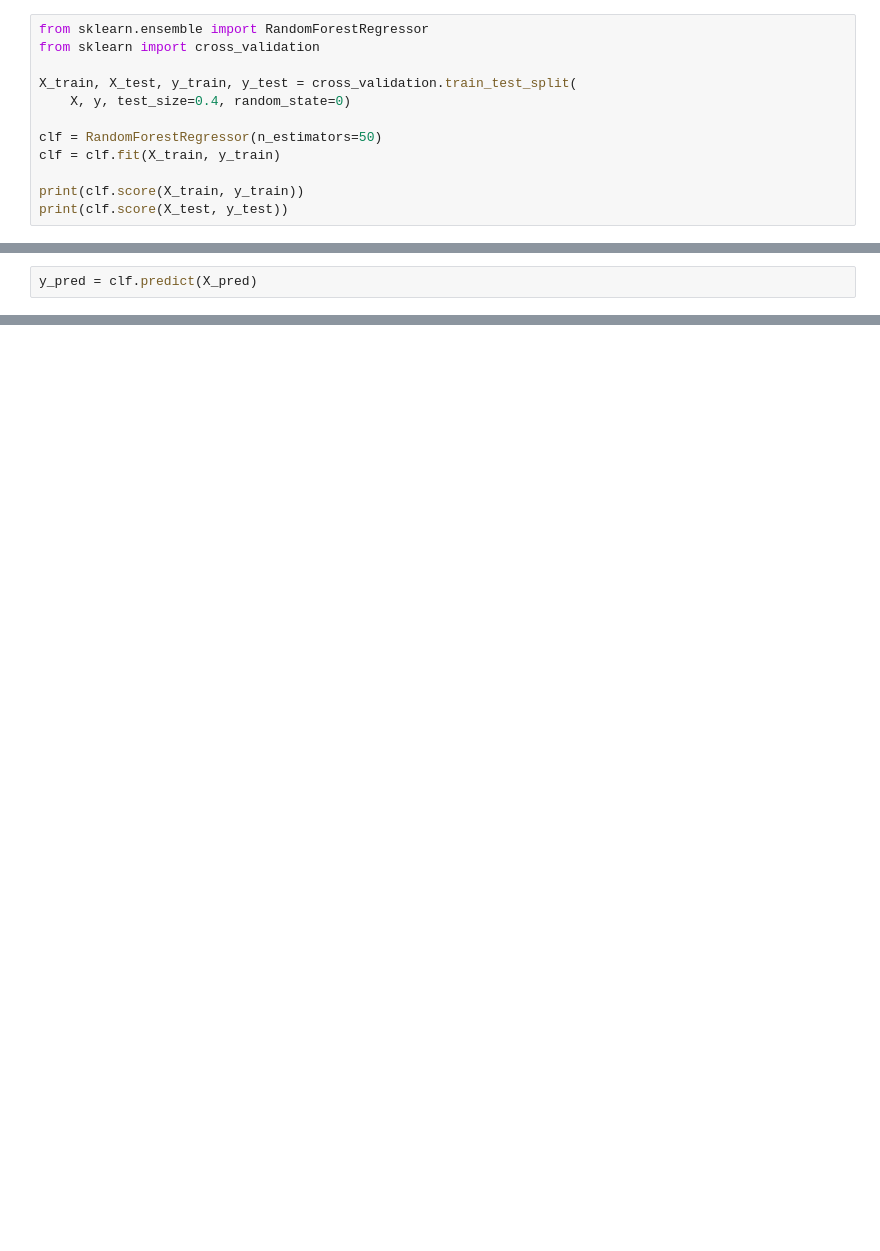
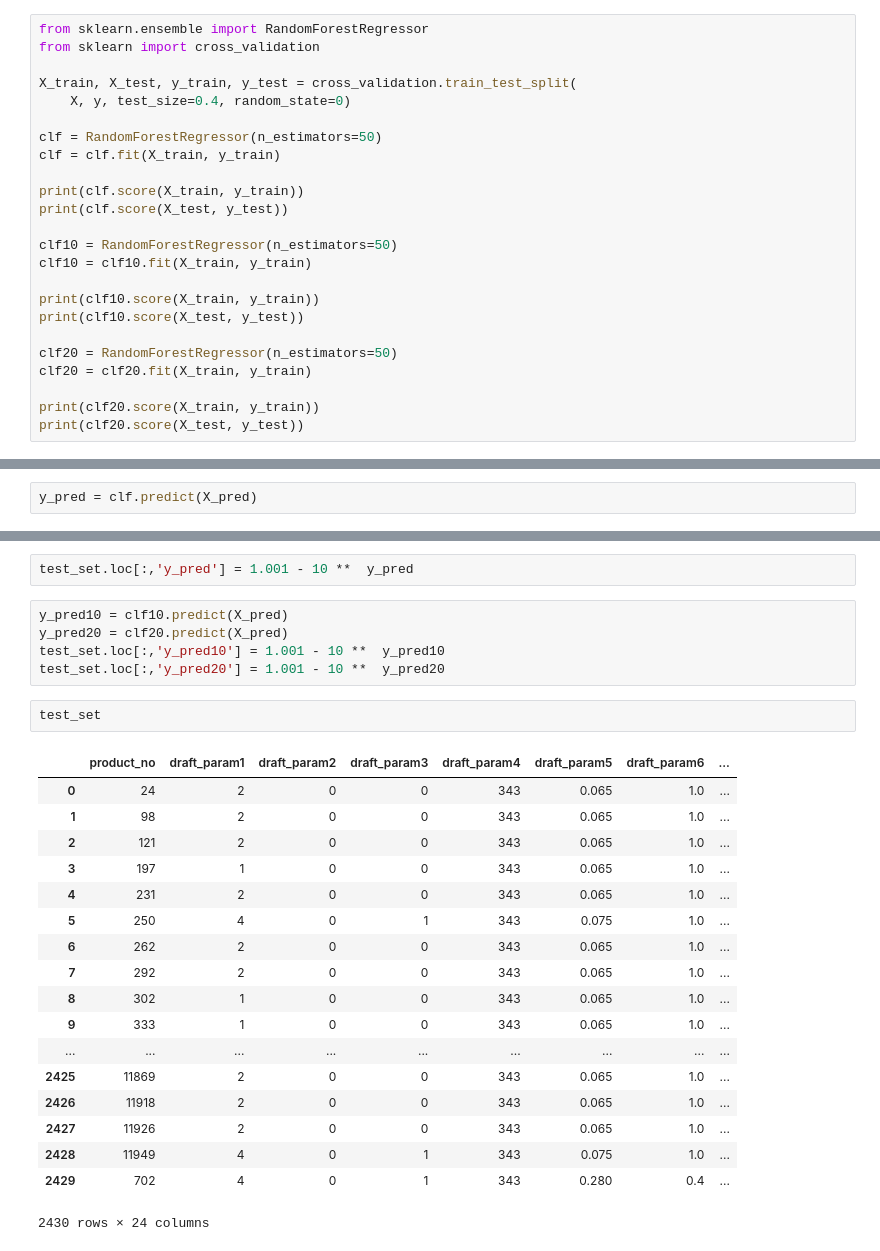
Before and after one commit to mofhu/tianchi-production-QC, a Jupyter notebook: playground.ipynb, the cells around one changed output, grey strips where cells are left out. Cells and saved outputs as stored; diff of their text form; blank space fills up the shorter version.

```diff
--- a/playground.ipynb
+++ b/playground.ipynb
@@ -149,4 +172,16 @@ clf = clf.fit(X_train, y_train)
 
 print(clf.score(X_train, y_train))
 print(clf.score(X_test, y_test))
+
+clf10 = RandomForestRegressor(n_estimators=50)
+clf10 = clf10.fit(X_train, y_train)
+
+print(clf10.score(X_train, y_train))
+print(clf10.score(X_test, y_test))
+
+clf20 = RandomForestRegressor(n_estimators=50)
+clf20 = clf20.fit(X_train, y_train)
+
+print(clf20.score(X_train, y_train))
+print(clf20.score(X_test, y_test))
 # %% [output]
@@ -188,0 +228,28 @@ array([ 0.93454333,  0.97711737,  0.9746075 , ...,  0.97324679,
+# %%
+test_set.loc[:,'y_pred'] = 1.001 - 10 **  y_pred
+# %%
+y_pred10 = clf10.predict(X_pred)
+y_pred20 = clf20.predict(X_pred)
+test_set.loc[:,'y_pred10'] = 1.001 - 10 **  y_pred10
+test_set.loc[:,'y_pred20'] = 1.001 - 10 **  y_pred20
+# %%
+test_set
+# %% [output]
+|  | product_no | draft_param1 | draft_param2 | draft_param3 | draft_param4 | draft_param5 | draft_param6 | ... |
+| 0 | 24 | 2 | 0 | 0 | 343 | 0.065 | 1.0 | ... |
+| 1 | 98 | 2 | 0 | 0 | 343 | 0.065 | 1.0 | ... |
+| 2 | 121 | 2 | 0 | 0 | 343 | 0.065 | 1.0 | ... |
+| 3 | 197 | 1 | 0 | 0 | 343 | 0.065 | 1.0 | ... |
+| 4 | 231 | 2 | 0 | 0 | 343 | 0.065 | 1.0 | ... |
+| 5 | 250 | 4 | 0 | 1 | 343 | 0.075 | 1.0 | ... |
+| 6 | 262 | 2 | 0 | 0 | 343 | 0.065 | 1.0 | ... |
+| 7 | 292 | 2 | 0 | 0 | 343 | 0.065 | 1.0 | ... |
+| 8 | 302 | 1 | 0 | 0 | 343 | 0.065 | 1.0 | ... |
+| 9 | 333 | 1 | 0 | 0 | 343 | 0.065 | 1.0 | ... |
+| ... | ... | ... | ... | ... | ... | ... | ... | ... |
+| 2425 | 11869 | 2 | 0 | 0 | 343 | 0.065 | 1.0 | ... |
+| 2426 | 11918 | 2 | 0 | 0 | 343 | 0.065 | 1.0 | ... |
+| 2427 | 11926 | 2 | 0 | 0 | 343 | 0.065 | 1.0 | ... |
+| 2428 | 11949 | 4 | 0 | 1 | 343 | 0.075 | 1.0 | ... |
+| 2429 | 702 | 4 | 0 | 1 | 343 | 0.280 | 0.4 | ... |
+2430 rows × 24 columns
```
Also changed, not shown: parts of 8 cells of this notebook, 2 other files.
